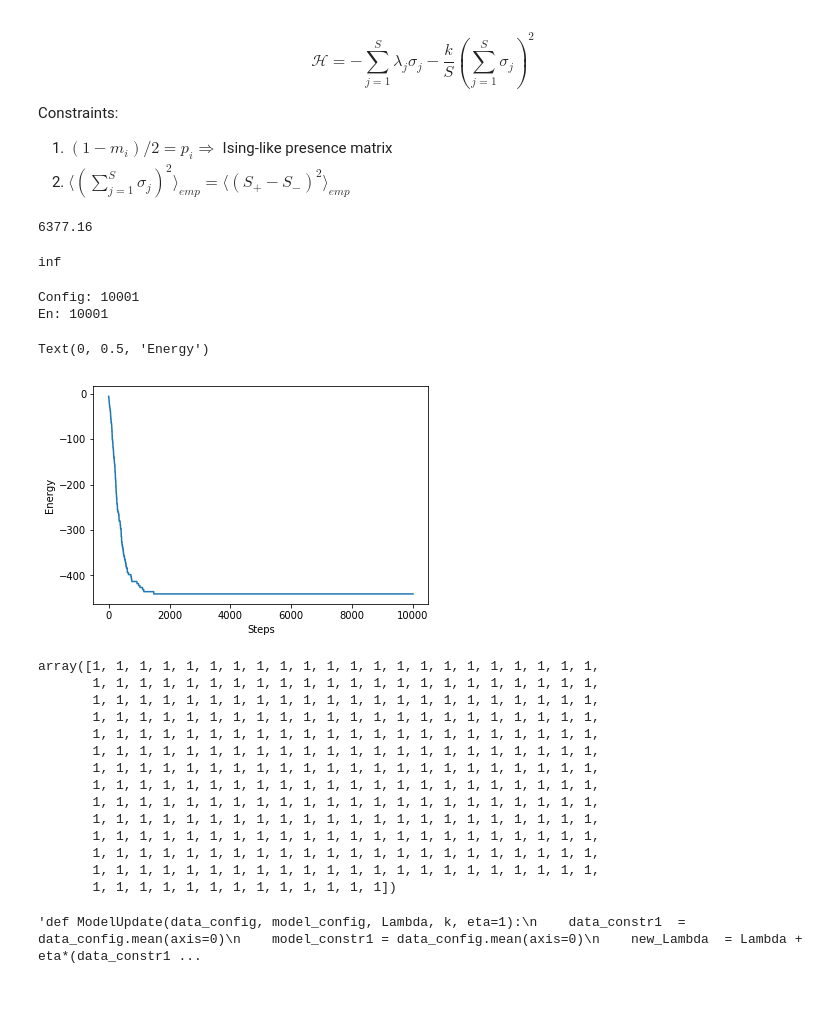
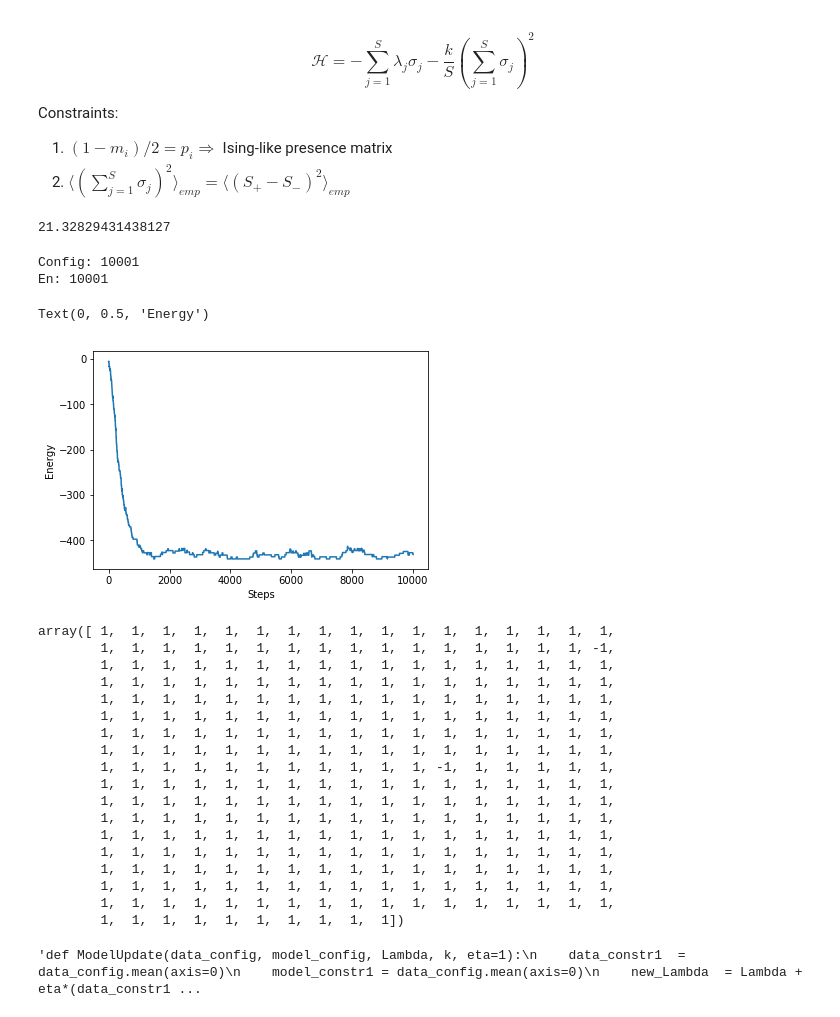
Before and after one commit to Agos95/ComplexSyst, a Jupyter notebook: 01/Exercise.ipynb, the cells around one changed output. Cells and saved outputs as stored; diff of their text form; code cells hidden in the pictures.

```diff
--- a/01/Exercise.ipynb
+++ b/01/Exercise.ipynb
@@ -163,7 +163,7 @@ presence_matrix_Ising[presence_matrix_Ising == 0] = -1
 
 average_presence_Ising = presence_matrix_Ising.mean(axis=0)
 
-lambda_MaxEnt1_Ising = np.arctanh(-average_presence_Ising)
+lambda_MaxEnt1_Ising = np.arctanh(average_presence_Ising)
 np.allclose(lambda_MaxEnt1_Ising, lambda_MaxEnt1)
 # %% [output]
 True
@@ -185,25 +185,20 @@ Constraints:
 2. $\langle(\sum_{j=1}^S \sigma_j)^2\rangle_{emp} = \langle(S_+ - S_-)^2\rangle_{emp}$
 # %%
 constr1_data = average_presence_Ising.copy()
-constr2_data = (((presence_matrix_Ising > 0).sum(axis = 1) - (presence_matrix_Ising < 0).sum(axis = 1))**2).mean()
+constr2_data = np.mean((presence_matrix_Ising.sum(axis=1))**2)/S
 print(constr2_data)
 # %% [output]
-6377.16
+21.32829431438127
 # %%
 def H2(Lambda, k, configuration):
-    #sigma = configuration.mean(axis=0)
-    first_sum  = np.dot(Lambda,configuration)
+    first_sum  = np.dot(Lambda, configuration)
     second_sum = (k/configuration.shape[0])*(np.sum(configuration))**2
 
     return(-first_sum - second_sum)
-
-H2(lambda_MaxEnt1_Ising, 1, presence_matrix_Ising[1])
-# %% [output]
-inf
 # %%
 np.random.seed(20190324)
 
-def Metropolis(Lambda,k,n_steps=10000, beta=100, species=299, verbose=False):
+def Metropolis(Lambda,k,n_steps=10000, beta=1, species=299, verbose=False):
     config = np.random.choice([-1,1], species)
     # list to save the configurations
     Configuration = [config]
@@ -241,34 +236,38 @@ def Metropolis(Lambda,k,n_steps=10000, beta=100, species=299, verbose=False):
     return Configuration, Energy
 # %%
 l = np.random.rand(len(lambda_MaxEnt1_Ising))
-Config, En = Metropolis(l, 1, n_steps=10000, beta=100)
+Config, En = Metropolis(l, k=1, n_steps=10000, beta=1)
 print("Config:", len(Config))
 print("En:", len(En))
 plt.plot(En)
 plt.xlabel("Steps")
 plt.ylabel("Energy")
 # %% [output]
 Config: 10001
 En: 10001
 Text(0, 0.5, 'Energy')
-[figure, old version]
+[figure, new version]
 # %%
 Config[-1]
 # %% [output]
-array([1, 1, 1, 1, 1, 1, 1, 1, 1, 1, 1, 1, 1, 1, 1, 1, 1, 1, 1, 1, 1, 1,
-       1, 1, 1, 1, 1, 1, 1, 1, 1, 1, 1, 1, 1, 1, 1, 1, 1, 1, 1, 1, 1, 1,
-       1, 1, 1, 1, 1, 1, 1, 1, 1, 1, 1, 1, 1, 1, 1, 1, 1, 1, 1, 1, 1, 1,
-       1, 1, 1, 1, 1, 1, 1, 1, 1, 1, 1, 1, 1, 1, 1, 1, 1, 1, 1, 1, 1, 1,
-       1, 1, 1, 1, 1, 1, 1, 1, 1, 1, 1, 1, 1, 1, 1, 1, 1, 1, 1, 1, 1, 1,
-       1, 1, 1, 1, 1, 1, 1, 1, 1, 1, 1, 1, 1, 1, 1, 1, 1, 1, 1, 1, 1, 1,
-       1, 1, 1, 1, 1, 1, 1, 1, 1, 1, 1, 1, 1, 1, 1, 1, 1, 1, 1, 1, 1, 1,
-       1, 1, 1, 1, 1, 1, 1, 1, 1, 1, 1, 1, 1, 1, 1, 1, 1, 1, 1, 1, 1, 1,
-       1, 1, 1, 1, 1, 1, 1, 1, 1, 1, 1, 1, 1, 1, 1, 1, 1, 1, 1, 1, 1, 1,
-       1, 1, 1, 1, 1, 1, 1, 1, 1, 1, 1, 1, 1, 1, 1, 1, 1, 1, 1, 1, 1, 1,
-       1, 1, 1, 1, 1, 1, 1, 1, 1, 1, 1, 1, 1, 1, 1, 1, 1, 1, 1, 1, 1, 1,
-       1, 1, 1, 1, 1, 1, 1, 1, 1, 1, 1, 1, 1, 1, 1, 1, 1, 1, 1, 1, 1, 1,
-       1, 1, 1, 1, 1, 1, 1, 1, 1, 1, 1, 1, 1, 1, 1, 1, 1, 1, 1, 1, 1, 1,
-       1, 1, 1, 1, 1, 1, 1, 1, 1, 1, 1, 1, 1])
+array([ 1,  1,  1,  1,  1,  1,  1,  1,  1,  1,  1,  1,  1,  1,  1,  1,  1,
+        1,  1,  1,  1,  1,  1,  1,  1,  1,  1,  1,  1,  1,  1,  1,  1, -1,
+        1,  1,  1,  1,  1,  1,  1,  1,  1,  1,  1,  1,  1,  1,  1,  1,  1,
+        1,  1,  1,  1,  1,  1,  1,  1,  1,  1,  1,  1,  1,  1,  1,  1,  1,
+        1,  1,  1,  1,  1,  1,  1,  1,  1,  1,  1,  1,  1,  1,  1,  1,  1,
+        1,  1,  1,  1,  1,  1,  1,  1,  1,  1,  1,  1,  1,  1,  1,  1,  1,
+        1,  1,  1,  1,  1,  1,  1,  1,  1,  1,  1,  1,  1,  1,  1,  1,  1,
+        1,  1,  1,  1,  1,  1,  1,  1,  1,  1,  1,  1,  1,  1,  1,  1,  1,
+        1,  1,  1,  1,  1,  1,  1,  1,  1,  1,  1, -1,  1,  1,  1,  1,  1,
+        1,  1,  1,  1,  1,  1,  1,  1,  1,  1,  1,  1,  1,  1,  1,  1,  1,
+        1,  1,  1,  1,  1,  1,  1,  1,  1,  1,  1,  1,  1,  1,  1,  1,  1,
+        1,  1,  1,  1,  1,  1,  1,  1,  1,  1,  1,  1,  1,  1,  1,  1,  1,
+        1,  1,  1,  1,  1,  1,  1,  1,  1,  1,  1,  1,  1,  1,  1,  1,  1,
+        1,  1,  1,  1,  1,  1,  1,  1,  1,  1,  1,  1,  1,  1,  1,  1,  1,
+        1,  1,  1,  1,  1,  1,  1,  1,  1,  1,  1,  1,  1,  1,  1,  1,  1,
+        1,  1,  1,  1,  1,  1,  1,  1,  1,  1,  1,  1,  1,  1,  1,  1,  1,
+        1,  1,  1,  1,  1,  1,  1,  1,  1,  1,  1,  1,  1,  1,  1,  1,  1,
+        1,  1,  1,  1,  1,  1,  1,  1,  1,  1])
 # %%
 '''def ModelUpdate(data_config, model_config, Lambda, k, eta=1):
     data_constr1  = data_config.mean(axis=0)
```
Also changed, not shown: parts of 9 cells of this notebook, 1 other file.
